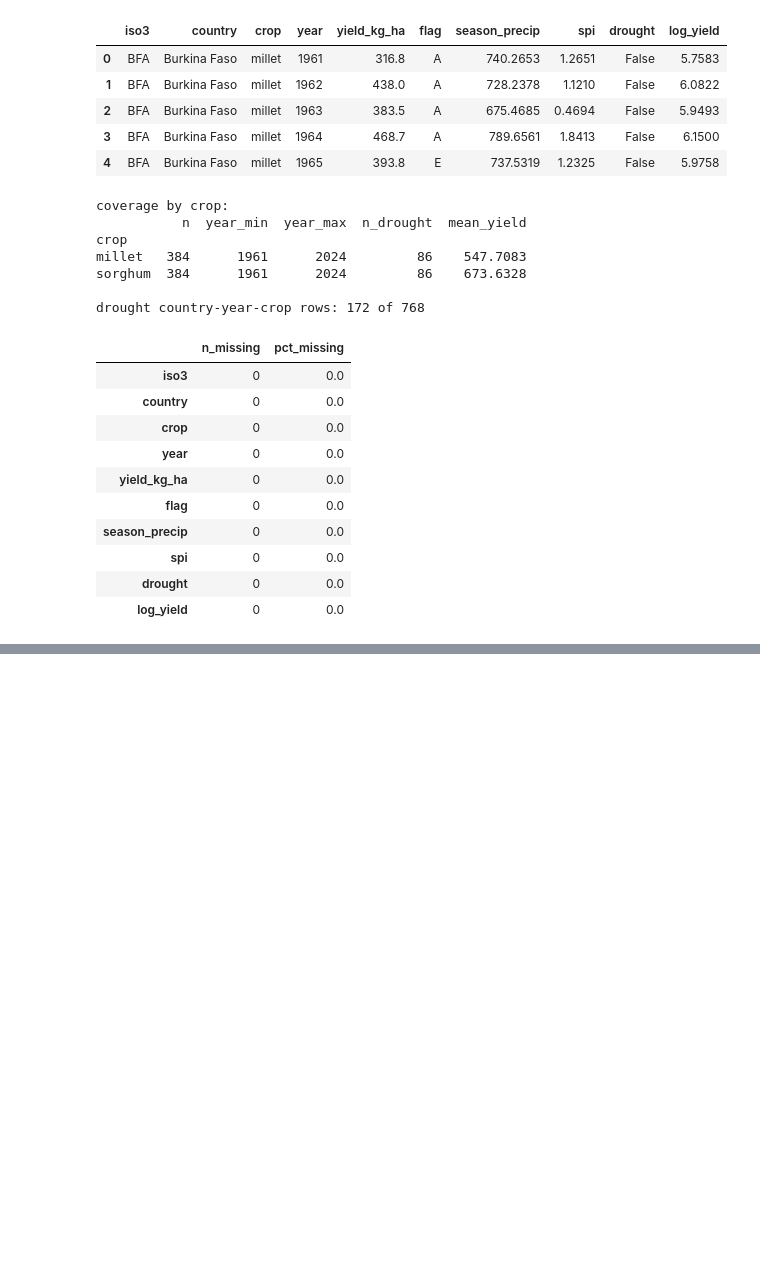
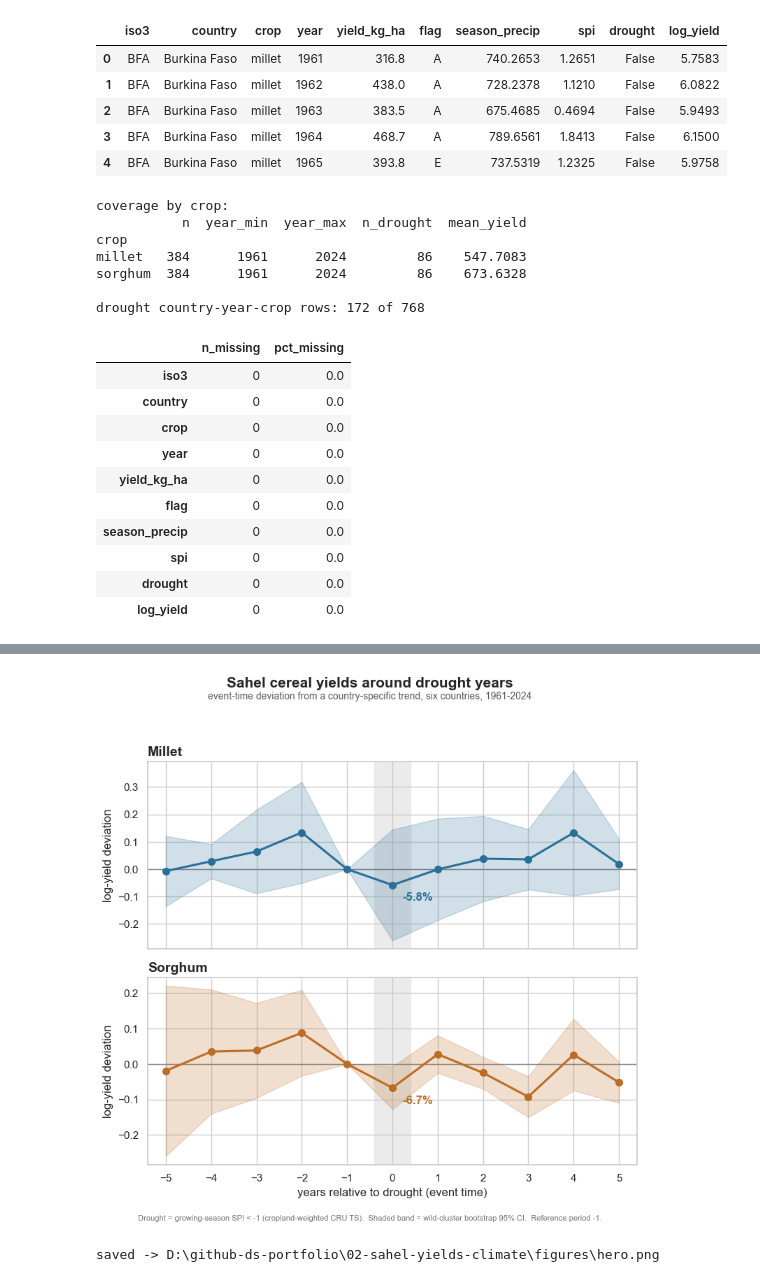
Before and after one commit to Muhanad-husn/Sahel-cereal-yields-climate-shocks, a Jupyter notebook: notebooks/02_main.ipynb, the cells around one changed output, grey strips where cells are left out. Drawn from its saved outputs; the diff is of its cells as text; code cells hidden in the pictures; blank space fills up the shorter version.

```diff
--- a/notebooks/02_main.ipynb
+++ b/notebooks/02_main.ipynb
@@ -413,0 +626,12 @@ DiD cross-check, and the hero figure.
+# %%
+# Diagnostic + sensitivity: the DiD under four SE schemes (point estimate fixed).
+se_modes = ("country", "year", "twoway", "wild")
+se_rows = {}
+for crop in ("millet", "sorghum"):
+    for se in se_modes:
+        d = econ.did(panel_dt, crop, se=se)
+        se_rows[f"{crop} / {se}"] = {
+            "coef": round(d.coef, 4), "se": round(d.se, 4),
+            "ci_low": round(d.ci_low, 3), "ci_high": round(d.ci_high, 3),
+            "pvalue": round(d.pvalue, 4)}
+diagnostics.compare_alternatives(se_rows)
@@ -413,0 +660,8 @@ DiD cross-check, and the hero figure.
+# %%
+es_millet = econ.event_study(panel_dt, "millet", se="wild")
+es_sorghum = econ.event_study(panel_dt, "sorghum", se="wild")
+for tab in (es_millet, es_sorghum):
+    print(f"{tab.attrs['crop']}  (n={tab.attrs['nobs']}, "
+          f"SE={tab.attrs['se']}, reference event time {tab.attrs['ref']})")
+    print(tab.to_string(index=False))
+    print()
@@ -413,0 +734,40 @@ DiD cross-check, and the hero figure.
+# %%
+from pathlib import Path
+
+FIG_DIR = data.PROCESSED_DIR.parent.parent / "figures"
+FIG_DIR.mkdir(exist_ok=True)
+
+fig, axes = plt.subplots(2, 1, figsize=(8, 8), sharex=True)
+panels = [("Millet", es_millet, "#2a6f97"), ("Sorghum", es_sorghum, "#bc6c25")]
+for ax, (crop, tab, color) in zip(axes, panels):
+    ax.axvspan(-0.4, 0.4, color="0.92", zorder=0)               # drought-year band
+    ax.axhline(0, color="0.55", lw=1.0, zorder=1)
+    ax.fill_between(tab.event_time, tab.ci_low, tab.ci_high,
+                    color=color, alpha=0.22, zorder=2)
+    ax.plot(tab.event_time, tab.coef, "-o", color=color, lw=2.2,
+            ms=7, zorder=3)
+    et0 = tab.loc[tab.event_time == 0].iloc[0]
+    ax.annotate(f"{et0.coef * 100:+.1f}%", (0, et0.coef),
+                textcoords="offset points", xytext=(10, -16),
+                fontsize=12, fontweight="bold", color=color)
+    ax.set_title(crop, fontsize=14, fontweight="bold", loc="left")
+    ax.set_ylabel("log-yield deviation")
+    ax.set_xticks(range(-5, 6))
+    ax.margins(x=0.04)
+axes[1].set_xlabel("years relative to drought (event time)")
+fig.suptitle("Sahel cereal yields around drought years",
+             fontsize=15, fontweight="bold", y=0.985)
+fig.text(0.5, 0.945,
+         "event-time deviation from a country-specific trend, six countries, "
+         "1961-2024", ha="center", fontsize=10, color="0.35")
+fig.text(0.5, 0.012,
+         "Drought = growing-season SPI < -1 (cropland-weighted CRU TS).  "
+         "Shaded band = wild-cluster bootstrap 95% CI.  Reference period -1.",
+         ha="center", fontsize=8, color="0.45")
+fig.tight_layout(rect=(0, 0.03, 1, 0.93))
+fig.savefig(FIG_DIR / "hero.png", dpi=100, bbox_inches="tight")
+plt.show()
+print(f"saved -> {FIG_DIR / 'hero.png'}")
+# %% [output]
+[figure, added]
+saved -> D:\github-ds-portfolio\02-sahel-yields-climate\figures\hero.png
```
Also changed, not shown: parts of 18 cells of this notebook, 1 other file.
